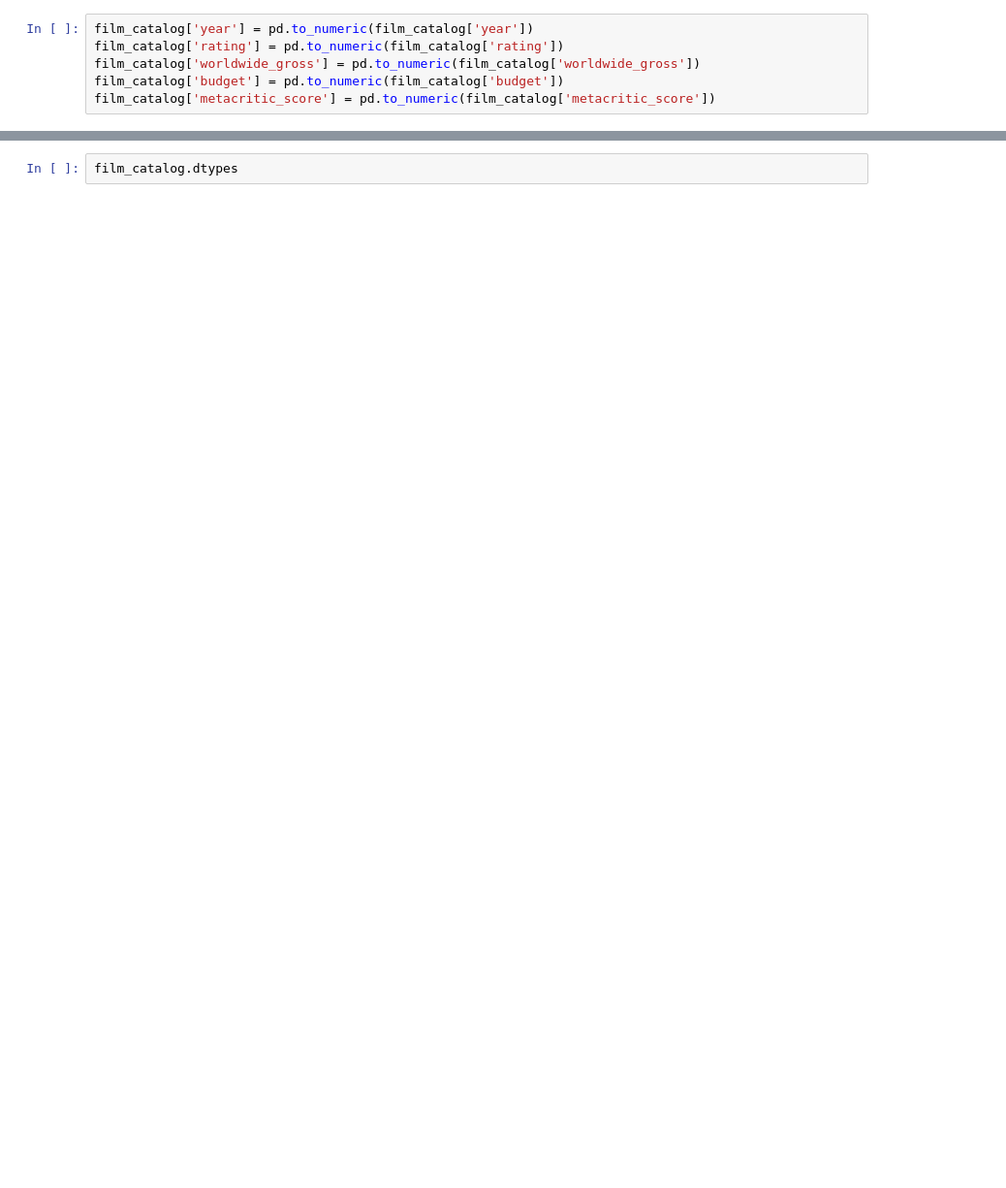
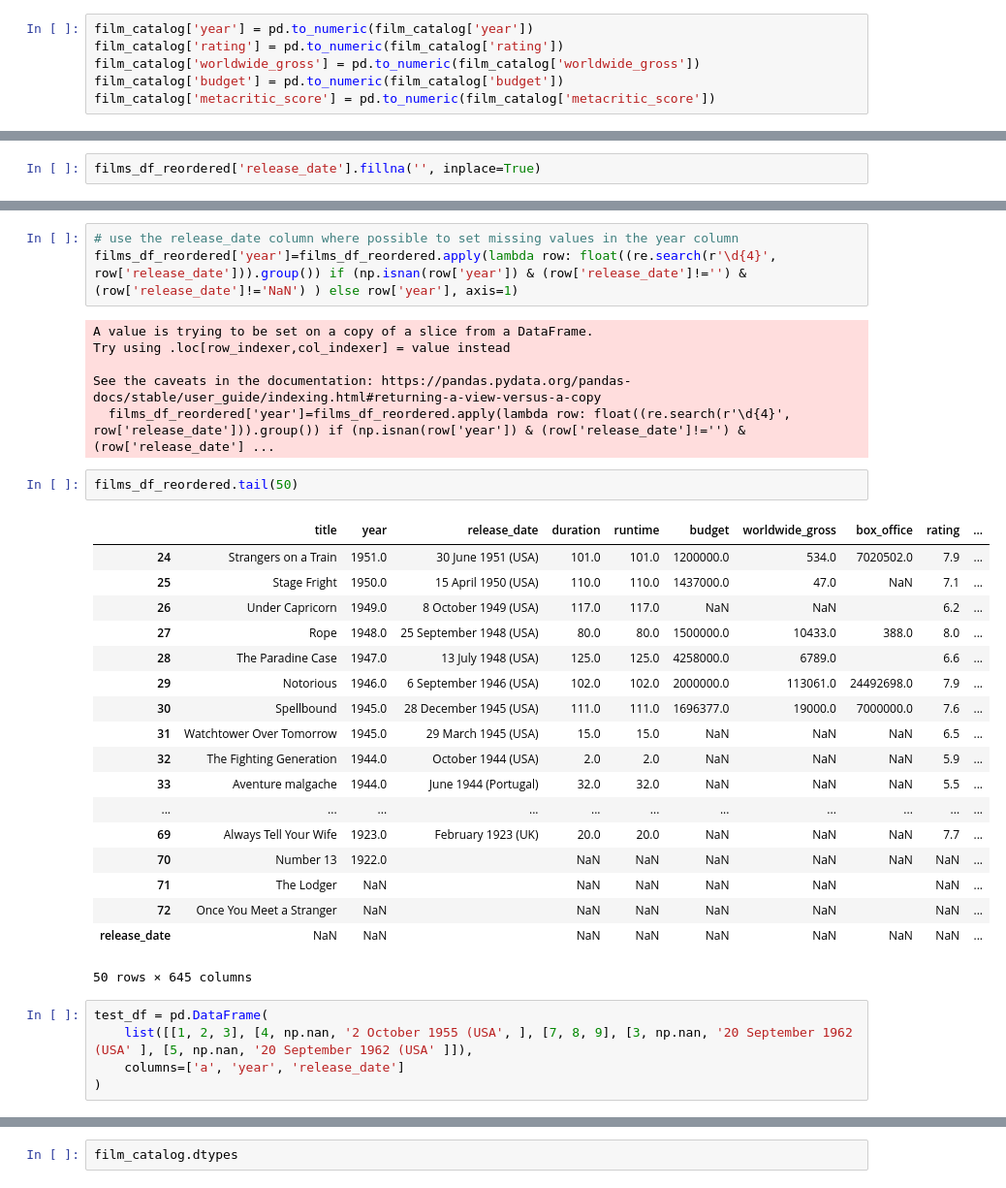
Before and after one commit to jmailman/scrape_flix, a Jupyter notebook: film_directors_streamlined.ipynb, the cells around one changed output, grey strips where cells are left out. Shown: that part at 97% size. Drawn from its saved outputs; the diff is of its cells as text; blank space fills up the shorter version.

```diff
--- a/film_directors_streamlined.ipynb
+++ b/film_directors_streamlined.ipynb
@@ -288,0 +517,2 @@ film_catalog.head(50)
+# %%
+films_df_reordered['release_date'].fillna('', inplace=True)
@@ -288,0 +535,35 @@ film_catalog.head(50)
+# %%
+# use the release_date column where possible to set missing values in the year column
+films_df_reordered['year']=films_df_reordered.apply(lambda row: float((re.search(r'\d{4}', row['release_date'])).group()) if (np.isnan(row['year']) & (row['release_date']!='') & (row['release_date']!='NaN') ) else row['year'], axis=1)
+# %% [output]
+A value is trying to be set on a copy of a slice from a DataFrame.
+Try using .loc[row_indexer,col_indexer] = value instead
+
+See the caveats in the documentation: https://pandas.pydata.org/pandas-docs/stable/user_guide/indexing.html#returning-a-view-versus-a-copy
+  films_df_reordered['year']=films_df_reordered.apply(lambda row: float((re.search(r'\d{4}', row['release_date'])).group()) if (np.isnan(row['year']) & (row['release_date']!='') & (row['release_date'] ...
+# %%
+films_df_reordered.tail(50)
+# %% [output]
+|  | title | year | release_date | duration | runtime | budget | worldwide_gross | box_office | rating | ... |
+| 24 | Strangers on a Train | 1951.0 | 30 June 1951 (USA) | 101.0 | 101.0 | 1200000.0 | 534.0 | 7020502.0 | 7.9 | ... |
+| 25 | Stage Fright | 1950.0 | 15 April 1950 (USA) | 110.0 | 110.0 | 1437000.0 | 47.0 | NaN | 7.1 | ... |
+| 26 | Under Capricorn | 1949.0 | 8 October 1949 (USA) | 117.0 | 117.0 | NaN | NaN |  | 6.2 | ... |
+| 27 | Rope | 1948.0 | 25 September 1948 (USA) | 80.0 | 80.0 | 1500000.0 | 10433.0 | 388.0 | 8.0 | ... |
+| 28 | The Paradine Case | 1947.0 | 13 July 1948 (USA) | 125.0 | 125.0 | 4258000.0 | 6789.0 |  | 6.6 | ... |
+| 29 | Notorious | 1946.0 | 6 September 1946 (USA) | 102.0 | 102.0 | 2000000.0 | 113061.0 | 24492698.0 | 7.9 | ... |
+| 30 | Spellbound | 1945.0 | 28 December 1945 (USA) | 111.0 | 111.0 | 1696377.0 | 19000.0 | 7000000.0 | 7.6 | ... |
+| 31 | Watchtower Over Tomorrow | 1945.0 | 29 March 1945 (USA) | 15.0 | 15.0 | NaN | NaN | NaN | 6.5 | ... |
+| 32 | The Fighting Generation | 1944.0 | October 1944 (USA) | 2.0 | 2.0 | NaN | NaN | NaN | 5.9 | ... |
+| 33 | Aventure malgache | 1944.0 | June 1944 (Portugal) | 32.0 | 32.0 | NaN | NaN | NaN | 5.5 | ... |
+| ... | ... | ... | ... | ... | ... | ... | ... | ... | ... | ... |
+| 69 | Always Tell Your Wife | 1923.0 | February 1923 (UK) | 20.0 | 20.0 | NaN | NaN | NaN | 7.7 | ... |
+| 70 | Number 13 | 1922.0 |  | NaN | NaN | NaN | NaN | NaN | NaN | ... |
+| 71 | The Lodger | NaN |  | NaN | NaN | NaN | NaN |  | NaN | ... |
+| 72 | Once You Meet a Stranger | NaN |  | NaN | NaN | NaN | NaN |  | NaN | ... |
+| release_date | NaN | NaN |  | NaN | NaN | NaN | NaN | NaN | NaN | ... |
+50 rows × 645 columns
+# %%
+test_df = pd.DataFrame(
+    list([[1, 2, 3], [4, np.nan, '2 October 1955 (USA', ], [7, 8, 9], [3, np.nan, '20 September 1962 (USA' ], [5, np.nan, '20 September 1962 (USA' ]]),
+    columns=['a', 'year', 'release_date']
+)
```
Also changed, not shown: parts of 59 cells of this notebook.
